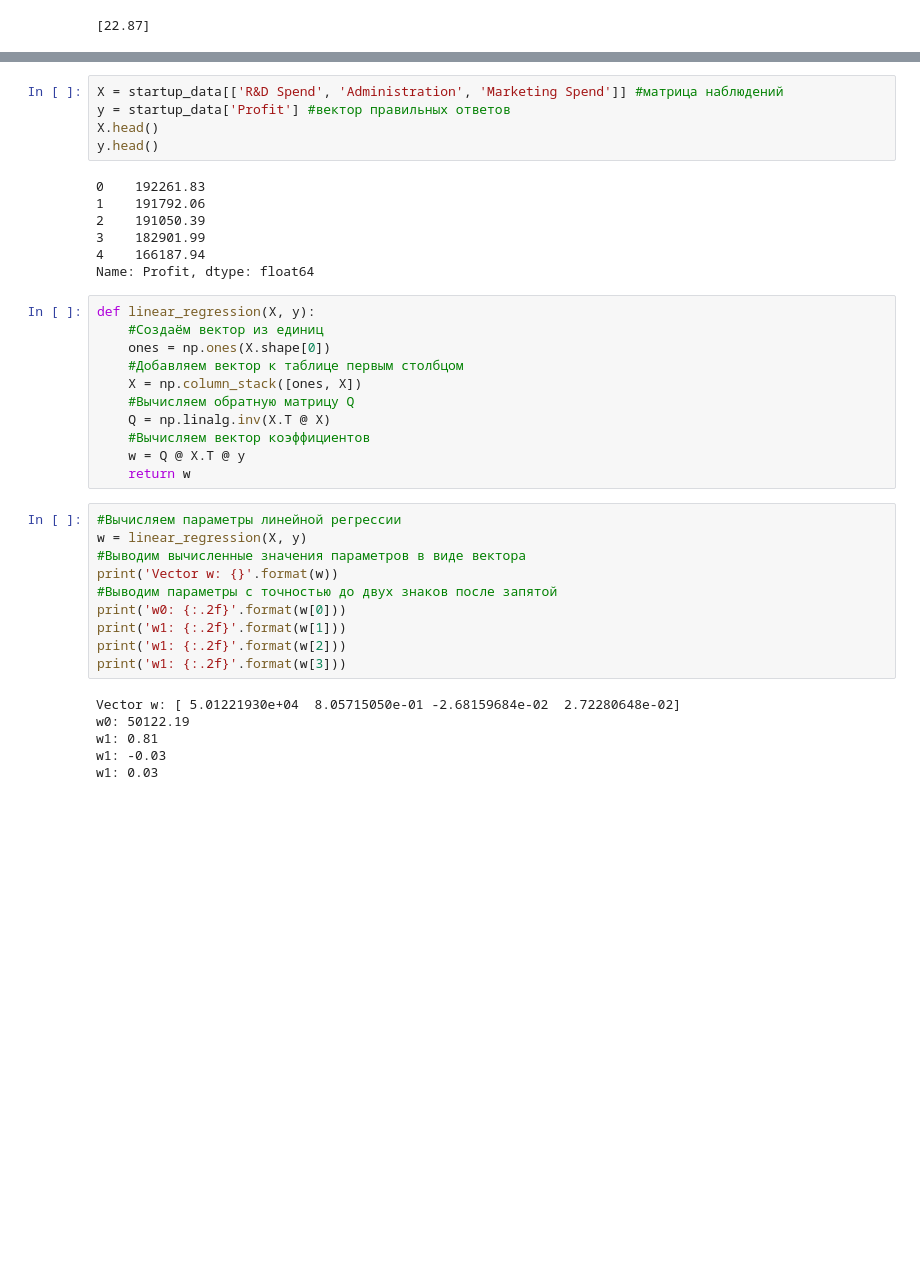
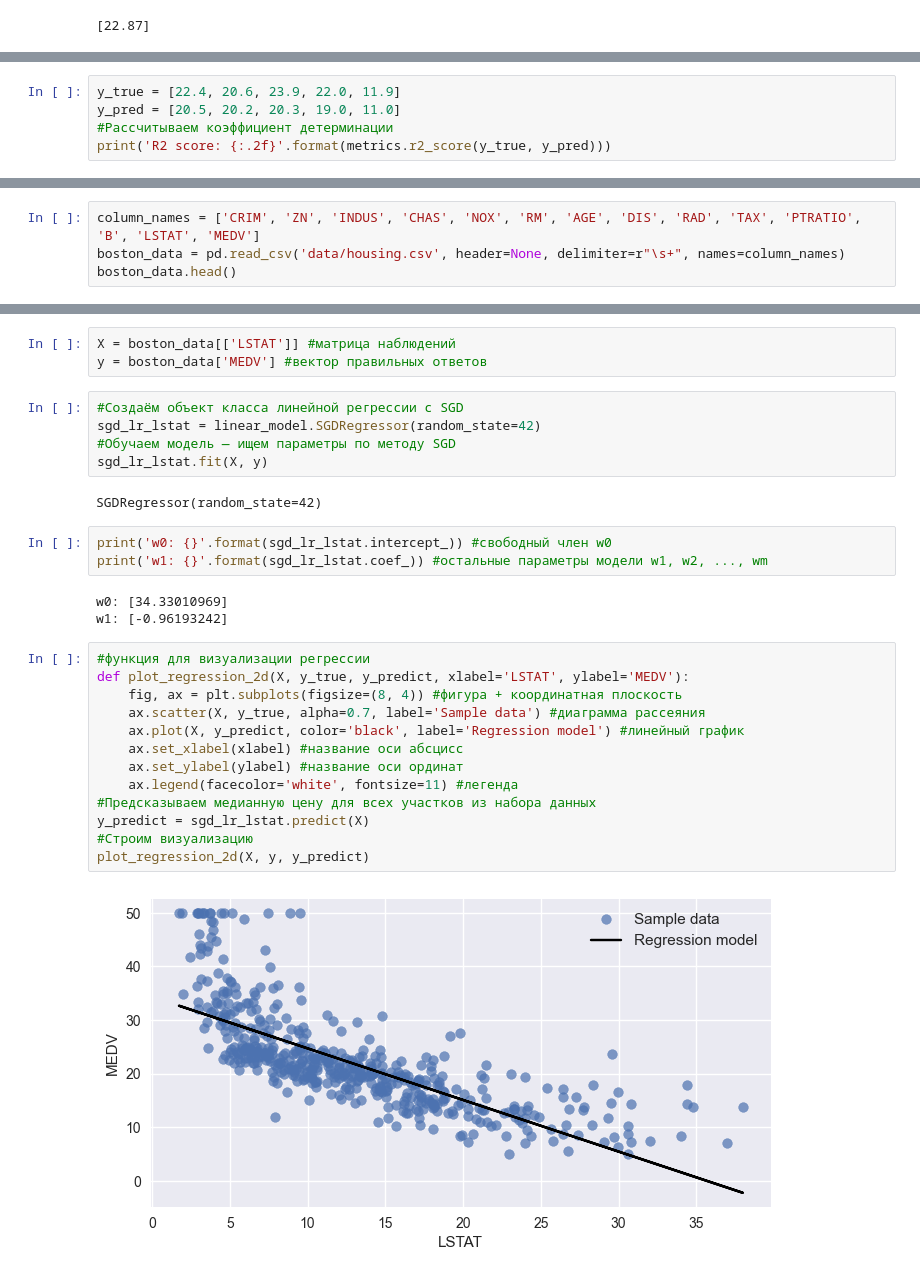
Before and after one commit to kos-kazakov/sf_data_science_NEW, a Jupyter notebook: Skillfactory DS/ML-2. Regression/Regression.ipynb, the cells around one changed output, grey strips where cells are left out. Saved outputs shown, nothing was run; the diff lists cells and outputs as text; blank space fills up the shorter version.

```diff
--- a/Skillfactory DS/ML-2. Regression/Regression.ipynb
+++ b/Skillfactory DS/ML-2. Regression/Regression.ipynb
@@ -187,0 +220,5 @@ startup_data.head()
+# %%
+y_true = [22.4, 20.6, 23.9, 22.0, 11.9]
+y_pred = [20.5, 20.2, 20.3, 19.0, 11.0]
+#Рассчитываем коэффициент детерминации
+print('R2 score: {:.2f}'.format(metrics.r2_score(y_true, y_pred)))
@@ -187,0 +227,4 @@ startup_data.head()
+# %%
+column_names = ['CRIM', 'ZN', 'INDUS', 'CHAS', 'NOX', 'RM', 'AGE', 'DIS', 'RAD', 'TAX', 'PTRATIO', 'B', 'LSTAT', 'MEDV']
+boston_data = pd.read_csv('data/housing.csv', header=None, delimiter=r"\s+", names=column_names)
+boston_data.head()
@@ -188,39 +238,31 @@ startup_data.head()
 # %%
-X = startup_data[['R&D Spend', 'Administration', 'Marketing Spend']] #матрица наблюдений
-y = startup_data['Profit'] #вектор правильных ответов
-X.head()
-y.head()
+X = boston_data[['LSTAT']] #матрица наблюдений
+y = boston_data['MEDV'] #вектор правильных ответов
-# %% [output]
-0    192261.83
-1    191792.06
-2    191050.39
-3    182901.99
-4    166187.94
-Name: Profit, dtype: float64
-# %%
-def linear_regression(X, y):
-    #Создаём вектор из единиц
-    ones = np.ones(X.shape[0])
-    #Добавляем вектор к таблице первым столбцом
-    X = np.column_stack([ones, X])
-    #Вычисляем обратную матрицу Q
-    Q = np.linalg.inv(X.T @ X)
-    #Вычисляем вектор коэффициентов
-    w = Q @ X.T @ y
-    return w
-# %%
-#Вычисляем параметры линейной регрессии
-w = linear_regression(X, y)
-#Выводим вычисленные значения параметров в виде вектора
-print('Vector w: {}'.format(w))
-#Выводим параметры с точностью до двух знаков после запятой
-print('w0: {:.2f}'.format(w[0]))
-print('w1: {:.2f}'.format(w[1]))
-print('w1: {:.2f}'.format(w[2]))
-print('w1: {:.2f}'.format(w[3]))
-# %% [output]
-Vector w: [ 5.01221930e+04  8.05715050e-01 -2.68159684e-02  2.72280648e-02]
-w0: 50122.19
-w1: 0.81
-w1: -0.03
-w1: 0.03
+# %%
+#Создаём объект класса линейной регрессии с SGD
+sgd_lr_lstat = linear_model.SGDRegressor(random_state=42)
+#Обучаем модель — ищем параметры по методу SGD
+sgd_lr_lstat.fit(X, y)
+# %% [output]
+SGDRegressor(random_state=42)
+# %%
+print('w0: {}'.format(sgd_lr_lstat.intercept_)) #свободный член w0
+print('w1: {}'.format(sgd_lr_lstat.coef_)) #остальные параметры модели w1, w2, ..., wm
+# %% [output]
+w0: [34.33010969]
+w1: [-0.96193242]
+# %%
+#функция для визуализации регрессии
+def plot_regression_2d(X, y_true, y_predict, xlabel='LSTAT', ylabel='MEDV'):
+    fig, ax = plt.subplots(figsize=(8, 4)) #фигура + координатная плоскость
+    ax.scatter(X, y_true, alpha=0.7, label='Sample data') #диаграмма рассеяния
+    ax.plot(X, y_predict, color='black', label='Regression model') #линейный график
+    ax.set_xlabel(xlabel) #название оси абсцисс
+    ax.set_ylabel(ylabel) #название оси ординат
+    ax.legend(facecolor='white', fontsize=11) #легенда
+#Предсказываем медианную цену для всех участков из набора данных
+y_predict = sgd_lr_lstat.predict(X)
+#Строим визуализацию
+plot_regression_2d(X, y, y_predict)
+# %% [output]
+[figure, added]
```
Also changed, not shown: parts of 30 cells of this notebook, 17 other files.
